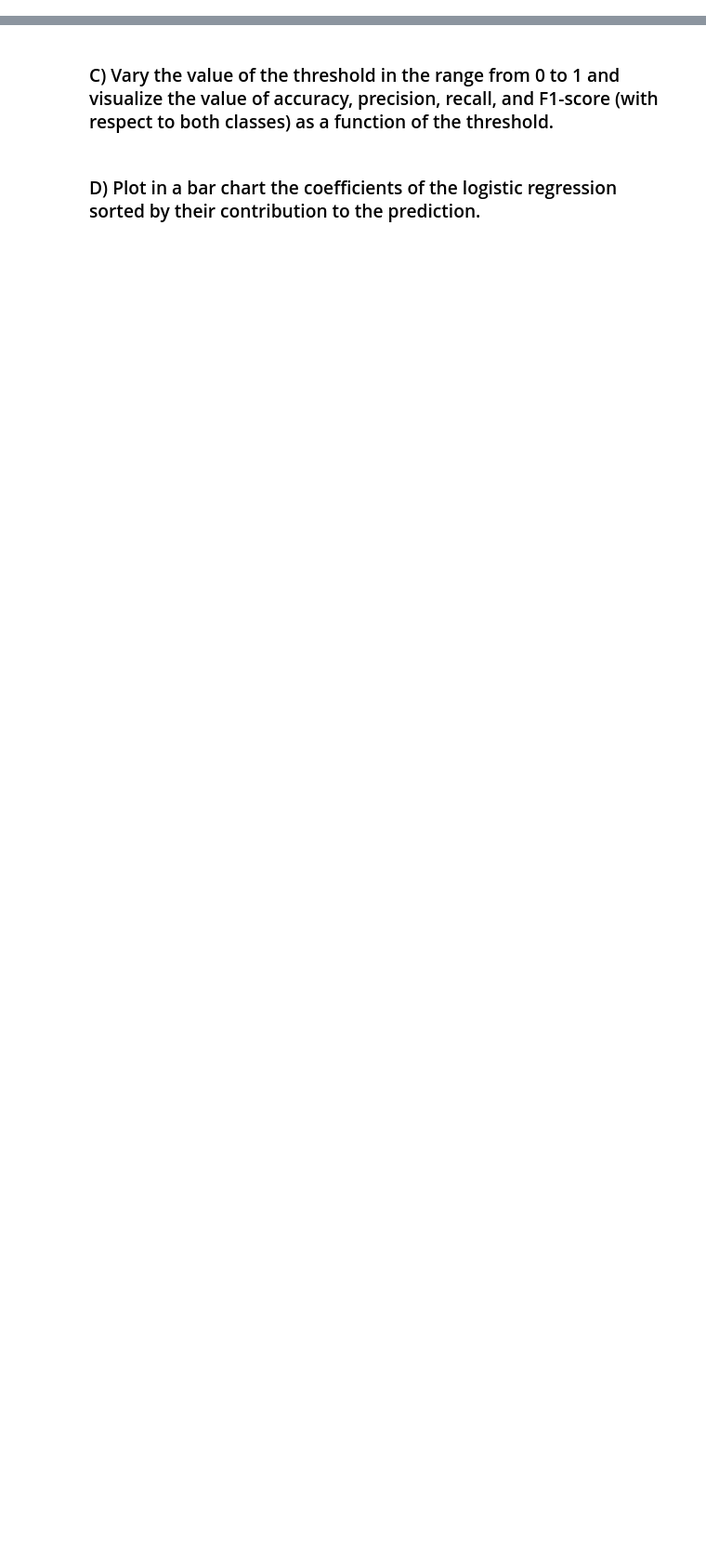
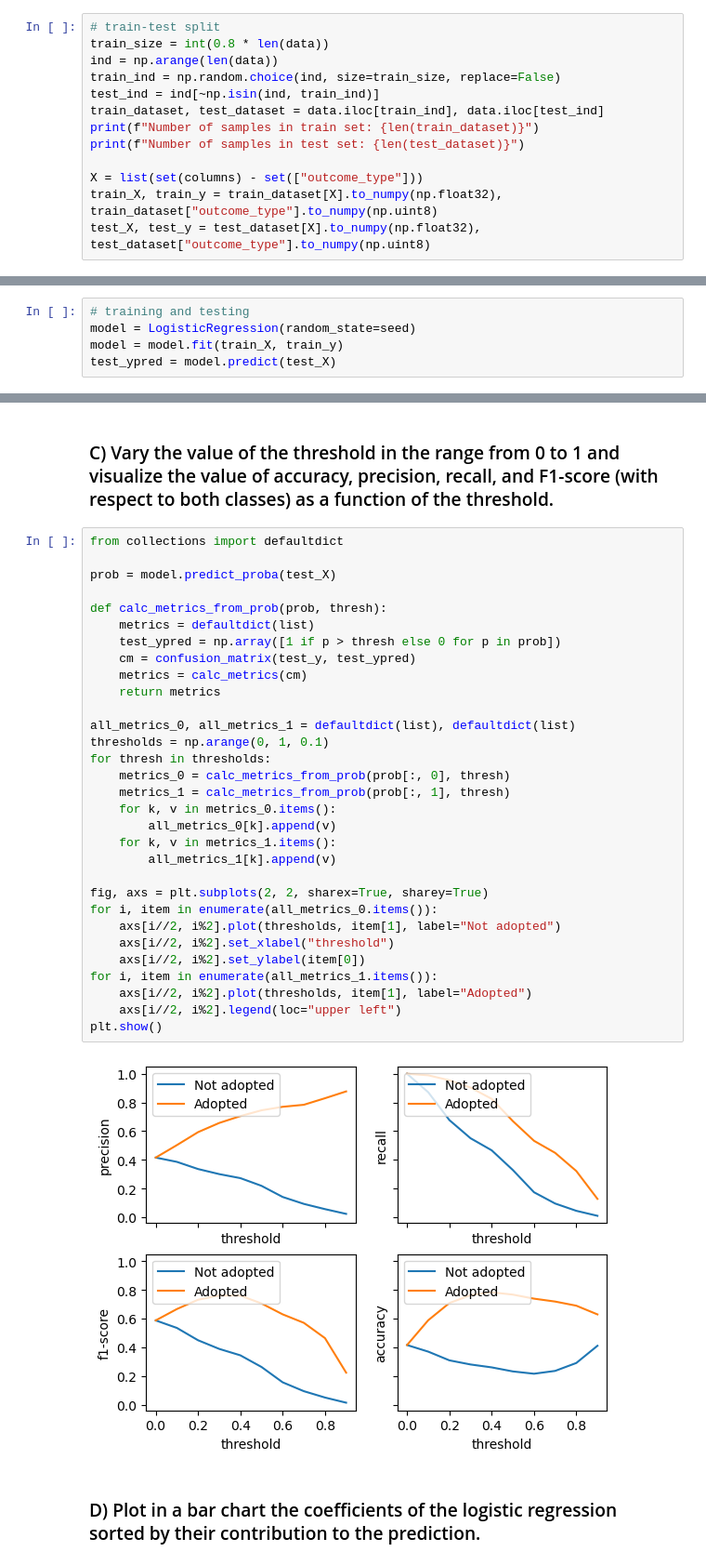
Before and after one commit to Zhang-XC/ADA2023, a Jupyter notebook: Exercises/07 - Learning from data - Applied machine learning/AppliedML.ipynb, the cells around one changed output, grey strips where cells are left out. Shown at 93% size. Saved outputs shown, nothing was run; the diff lists cells and outputs as text; blank space fills up the shorter version.

```diff
--- a/Exercises/07 - Learning from data - Applied machine learning/AppliedML.ipynb
+++ b/Exercises/07 - Learning from data - Applied machine learning/AppliedML.ipynb
@@ -42,0 +91,13 @@ original_data = pd.read_csv(data_folder+'aac_intakes_outcomes.csv', usecols=colu
+# %%
+# train-test split
+train_size = int(0.8 * len(data))
+ind = np.arange(len(data))
+train_ind = np.random.choice(ind, size=train_size, replace=False)
+test_ind = ind[~np.isin(ind, train_ind)]
+train_dataset, test_dataset = data.iloc[train_ind], data.iloc[test_ind]
+print(f"Number of samples in train set: {len(train_dataset)}")
+print(f"Number of samples in test set: {len(test_dataset)}")
+
+X = list(set(columns) - set(["outcome_type"]))
+train_X, train_y = train_dataset[X].to_numpy(np.float32), train_dataset["outcome_type"].to_numpy(np.uint8)
+test_X, test_y = test_dataset[X].to_numpy(np.float32), test_dataset["outcome_type"].to_numpy(np.uint8)
@@ -43,3 +107,8 @@ original_data = pd.read_csv(data_folder+'aac_intakes_outcomes.csv', usecols=colu
 # %% [markdown]
 ### B) Train a logistic regression classifier on your training set. Logistic regression returns probabilities as predictions, so in order to arrive at a binary prediction, you need to put a threshold on the predicted probabilities.
 - For the decision threshold of 0.5, present the performance of your classifier on the test set by displaying the confusion matrix. Based on the confusion matrix, manually calculate accuracy, precision, recall, and F1-score with respect to the positive and the negative class.
+# %%
+# training and testing
+model = LogisticRegression(random_state=seed)
+model = model.fit(train_X, train_y)
+test_ypred = model.predict(test_X)
@@ -46,4 +148,37 @@ original_data = pd.read_csv(data_folder+'aac_intakes_outcomes.csv', usecols=colu
 # %% [markdown]
 ### C) Vary the value of the threshold in the range from 0 to 1 and visualize the value of accuracy, precision, recall, and F1-score (with respect to both classes) as a function of the threshold.
+# %%
+from collections import defaultdict
+
+prob = model.predict_proba(test_X)
+
+def calc_metrics_from_prob(prob, thresh):
+    metrics = defaultdict(list)
+    test_ypred = np.array([1 if p > thresh else 0 for p in prob])
+    cm = confusion_matrix(test_y, test_ypred)
+    metrics = calc_metrics(cm)
+    return metrics
+
+all_metrics_0, all_metrics_1 = defaultdict(list), defaultdict(list)
+thresholds = np.arange(0, 1, 0.1)
+for thresh in thresholds:
+    metrics_0 = calc_metrics_from_prob(prob[:, 0], thresh)
+    metrics_1 = calc_metrics_from_prob(prob[:, 1], thresh)
+    for k, v in metrics_0.items():
+        all_metrics_0[k].append(v)
+    for k, v in metrics_1.items():
+        all_metrics_1[k].append(v)
+
+fig, axs = plt.subplots(2, 2, sharex=True, sharey=True)
+for i, item in enumerate(all_metrics_0.items()):
+    axs[i//2, i%2].plot(thresholds, item[1], label="Not adopted")
+    axs[i//2, i%2].set_xlabel("threshold")
+    axs[i//2, i%2].set_ylabel(item[0])
+for i, item in enumerate(all_metrics_1.items()):
+    axs[i//2, i%2].plot(thresholds, item[1], label="Adopted")
+    axs[i//2, i%2].legend(loc="upper left")
+plt.show()
+# %% [output]
+[figure, added]
 # %% [markdown]
 ### D) Plot in a bar chart the coefficients of the logistic regression sorted by their contribution to the prediction.
```
Also changed, not shown: parts of 8 cells of this notebook.
